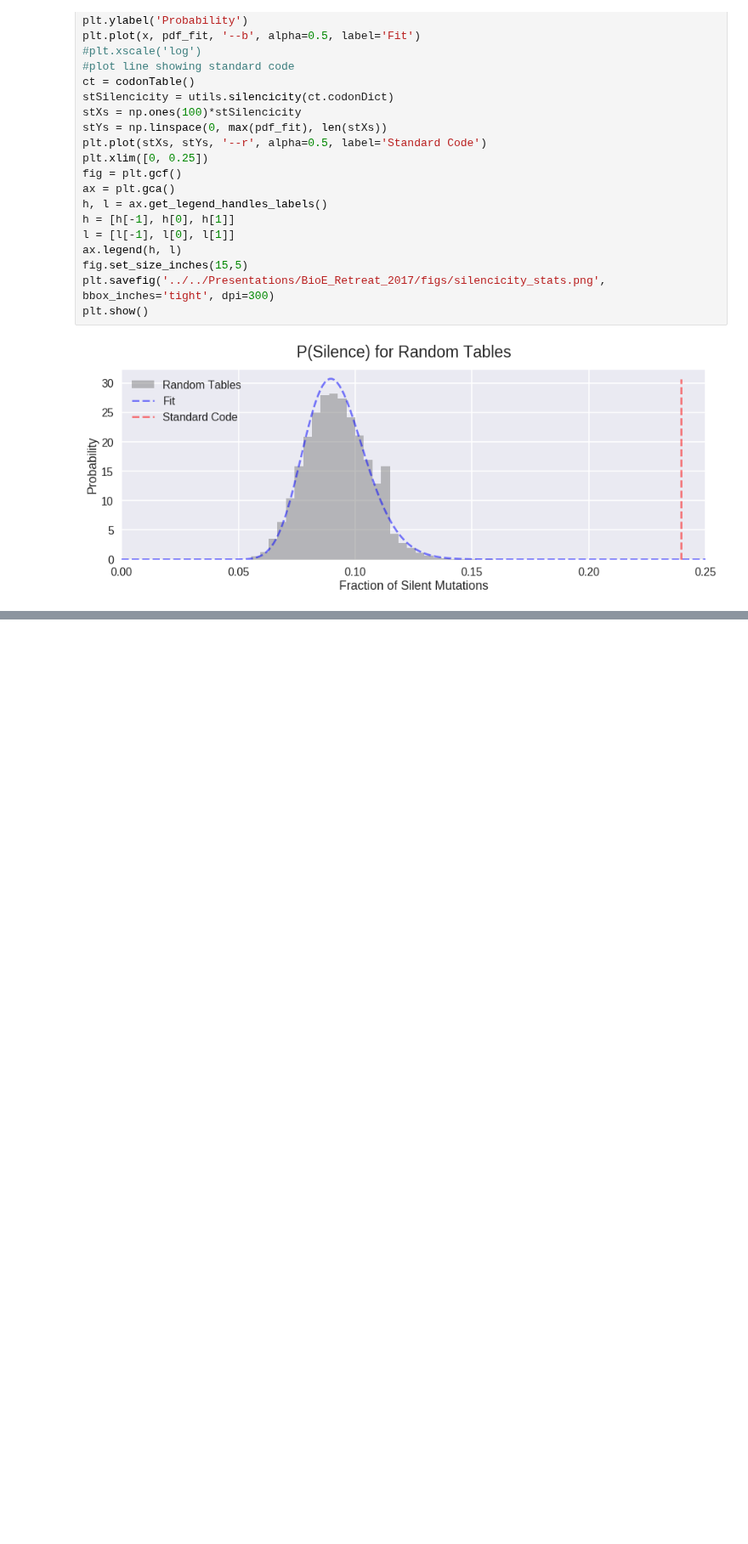
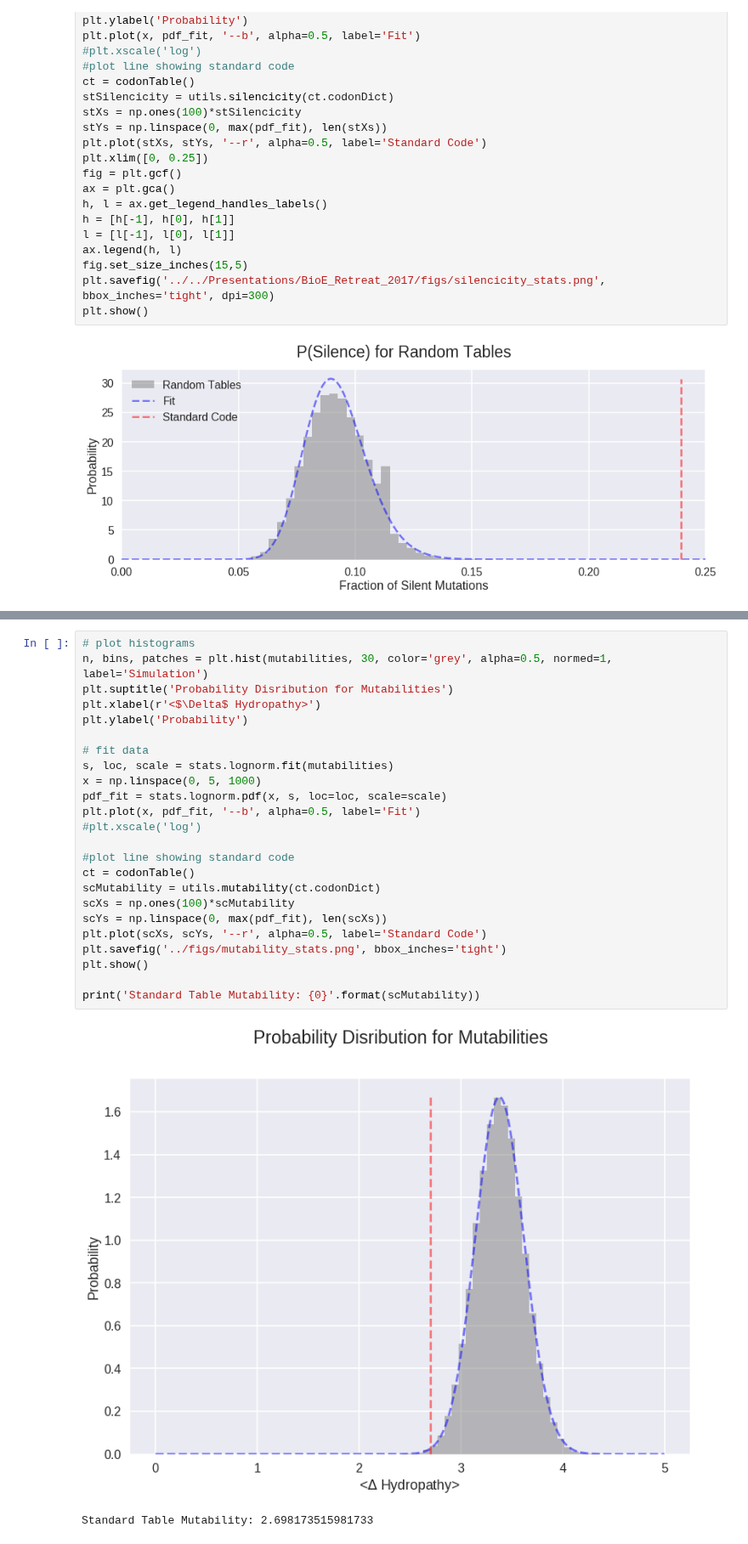
Before and after one commit to EndyLab/codon-tables, a Jupyter notebook: Network Stats.ipynb, the cells around one changed output, grey strips where cells are left out. Shown at 85% size. Cells and saved outputs as stored; diff of their text form; blank space fills up the shorter version.

```diff
--- a/Network Stats.ipynb
+++ b/Network Stats.ipynb
@@ -483,0 +490,27 @@ plt.show()
+# %%
+# plot histograms
+n, bins, patches = plt.hist(mutabilities, 30, color='grey', alpha=0.5, normed=1, label='Simulation')
+plt.suptitle('Probability Disribution for Mutabilities')
+plt.xlabel(r'<$\Delta$ Hydropathy>')
+plt.ylabel('Probability')
+
+# fit data
+s, loc, scale = stats.lognorm.fit(mutabilities)
+x = np.linspace(0, 5, 1000)
+pdf_fit = stats.lognorm.pdf(x, s, loc=loc, scale=scale)
+plt.plot(x, pdf_fit, '--b', alpha=0.5, label='Fit')
+#plt.xscale('log')
+
+#plot line showing standard code
+ct = codonTable()
+scMutability = utils.mutability(ct.codonDict)
+scXs = np.ones(100)*scMutability
+scYs = np.linspace(0, max(pdf_fit), len(scXs))
+plt.plot(scXs, scYs, '--r', alpha=0.5, label='Standard Code')
+plt.savefig('../figs/mutability_stats.png', bbox_inches='tight')
+plt.show()
+
+print('Standard Table Mutability: {0}'.format(scMutability))
+# %% [output]
+[figure, added]
+Standard Table Mutability: 2.698173515981733
```
Also changed, not shown: parts of 3 cells of this notebook, 10 other files.
